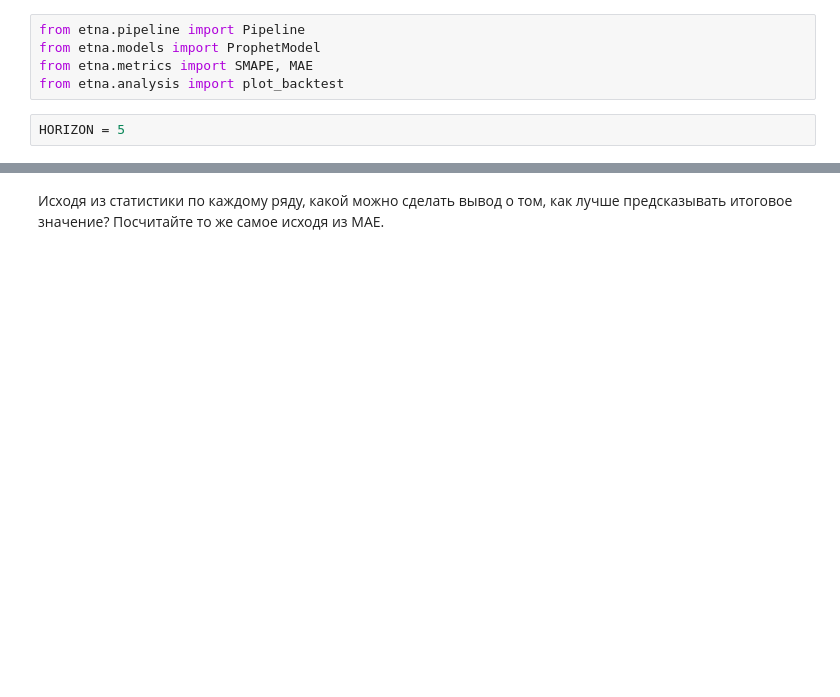
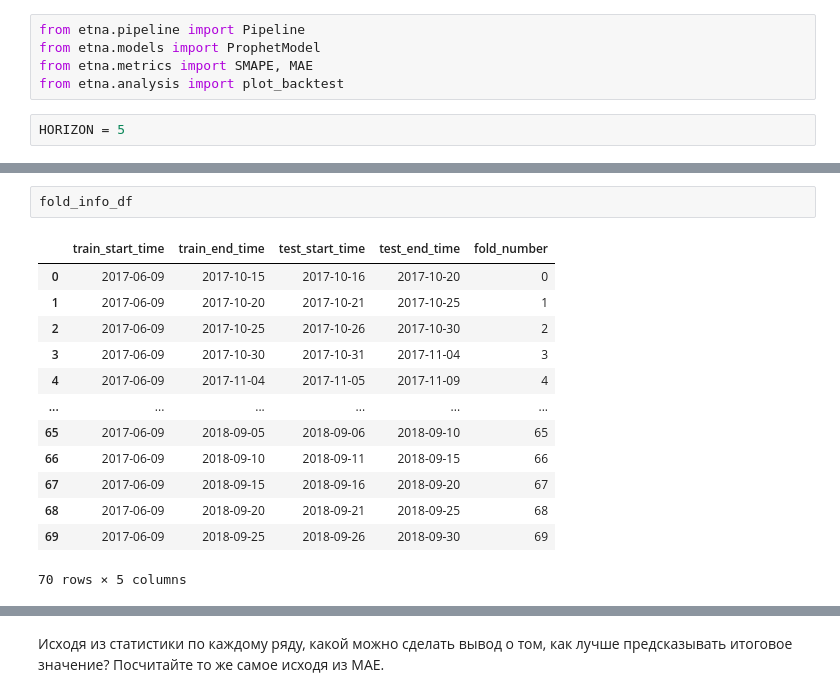
Before and after one commit to evslou/DS, a Jupyter notebook: DAA/HW3_ts.ipynb, the cells around one changed output, grey strips where cells are left out. Saved outputs shown, nothing was run; the diff lists cells and outputs as text; blank space fills up the shorter version.

```diff
--- a/DAA/HW3_ts.ipynb
+++ b/DAA/HW3_ts.ipynb
@@ -85,0 +248,16 @@ HORIZON = 5
+# %%
+fold_info_df
+# %% [output]
+|  | train_start_time | train_end_time | test_start_time | test_end_time | fold_number |
+| 0 | 2017-06-09 | 2017-10-15 | 2017-10-16 | 2017-10-20 | 0 |
+| 1 | 2017-06-09 | 2017-10-20 | 2017-10-21 | 2017-10-25 | 1 |
+| 2 | 2017-06-09 | 2017-10-25 | 2017-10-26 | 2017-10-30 | 2 |
+| 3 | 2017-06-09 | 2017-10-30 | 2017-10-31 | 2017-11-04 | 3 |
+| 4 | 2017-06-09 | 2017-11-04 | 2017-11-05 | 2017-11-09 | 4 |
+| ... | ... | ... | ... | ... | ... |
+| 65 | 2017-06-09 | 2018-09-05 | 2018-09-06 | 2018-09-10 | 65 |
+| 66 | 2017-06-09 | 2018-09-10 | 2018-09-11 | 2018-09-15 | 66 |
+| 67 | 2017-06-09 | 2018-09-15 | 2018-09-16 | 2018-09-20 | 67 |
+| 68 | 2017-06-09 | 2018-09-20 | 2018-09-21 | 2018-09-25 | 68 |
+| 69 | 2017-06-09 | 2018-09-25 | 2018-09-26 | 2018-09-30 | 69 |
+70 rows × 5 columns
```
Also changed, not shown: parts of 28 cells of this notebook, 7 other files.
